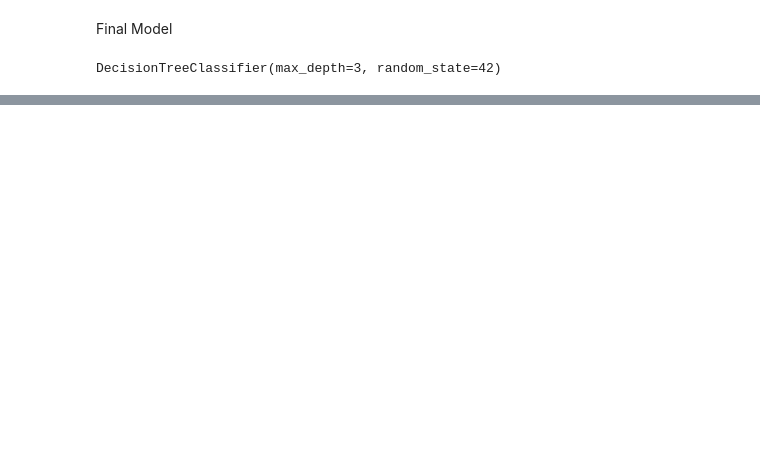
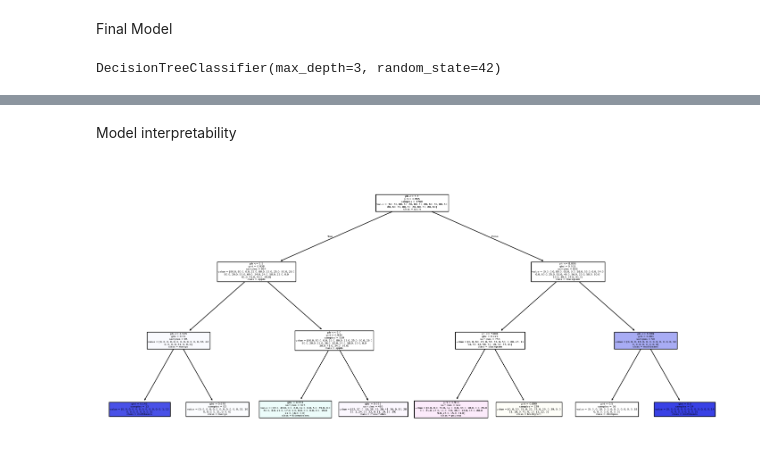
Before and after one commit to AkithaPasandul/Predictive-Model-for-Agriculture, a Jupyter notebook: Predictive_Modeling_for_Agriculture.ipynb, the cells around one changed output, grey strips where cells are left out. Cells and saved outputs as stored; diff of their text form; code cells hidden in the pictures; blank space fills up the shorter version.

```diff
--- a/Predictive_Modeling_for_Agriculture.ipynb
+++ b/Predictive_Modeling_for_Agriculture.ipynb
@@ -322,0 +374,13 @@ DecisionTreeClassifier(max_depth=3, random_state=42)
+# %% [markdown]
+Model interpretability
+# %%
+plt.figure(figsize=(18,8))
+plot_tree(
+    fm,
+    feature_names=['ph'],
+    class_names=fm.classes_,
+    filled=True
+)
+plt.show()
+# %% [output]
+[figure, added]
```
Also changed, not shown: parts of 11 cells of this notebook.
